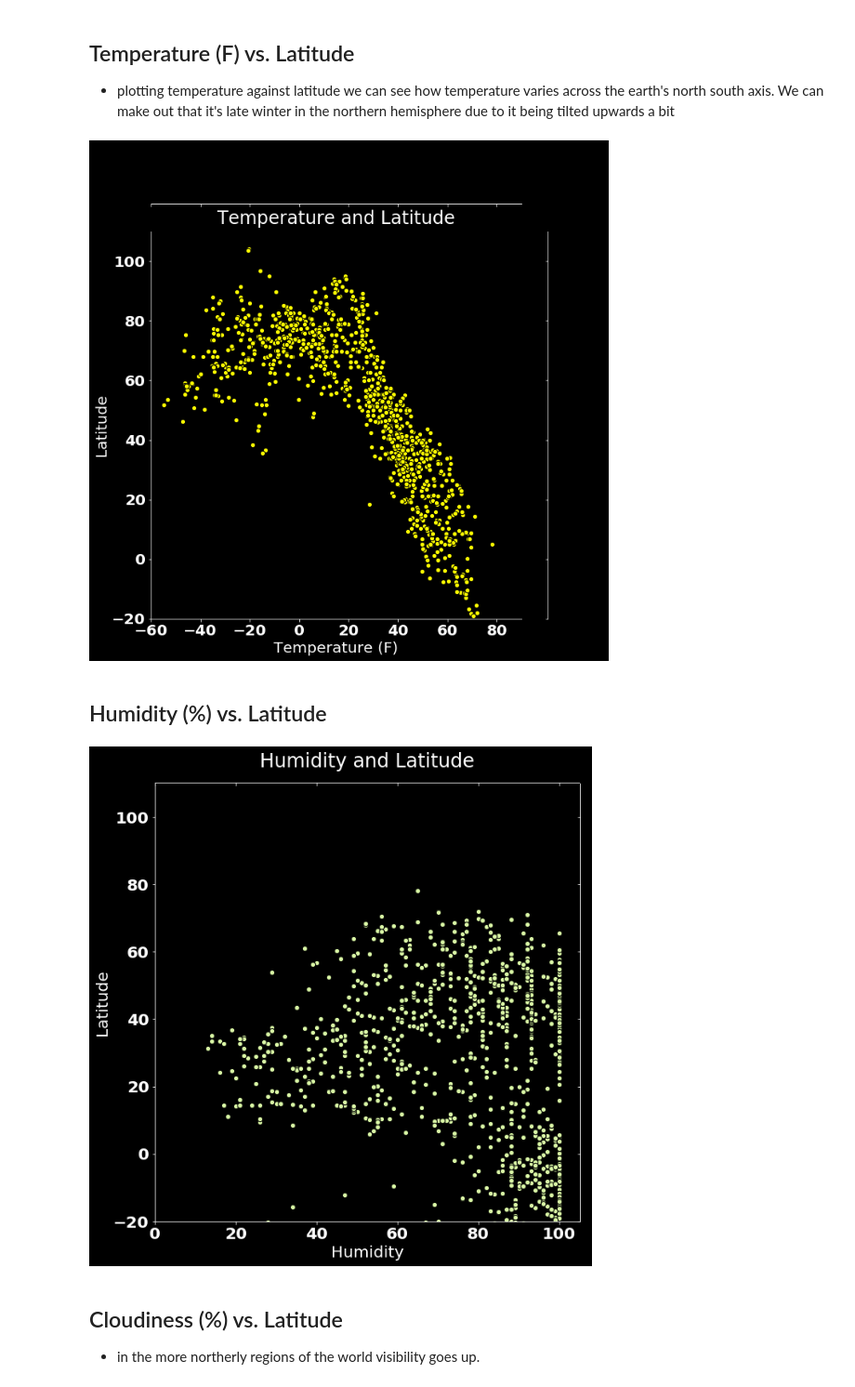
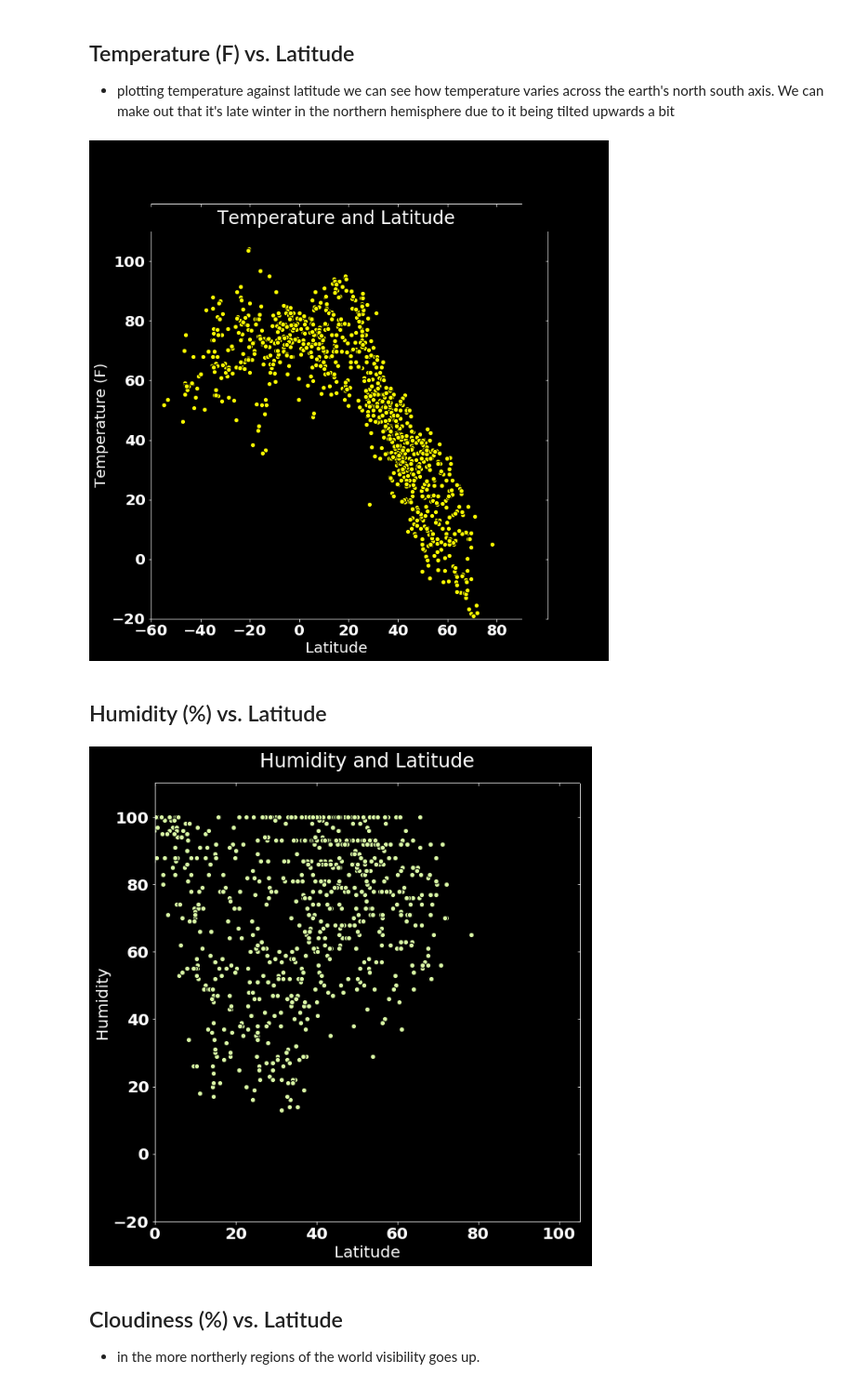
Before and after one commit to coreyclip/WeatherPy, a Jupyter notebook: WeatherPy.ipynb, the cells around one changed output. Shown at 93% size. Drawn from its saved outputs; the diff is of its cells as text; code cells hidden in the pictures.

```diff
--- a/WeatherPy.ipynb
+++ b/WeatherPy.ipynb
@@ -159,27 +159,27 @@ g = sns.JointGrid(y='temp_f', x='lat', data=df, size=10, ratio=5, space=.5,
                  ylim=(-20,110), xlim=(-60,90))
 g.plot_joint(plt.scatter, color='yellow',s=40, edgecolor='black')
 plt.title('Temperature and Latitude')
-plt.xlabel("Temperature (F)")
-plt.ylabel("Latitude")
+plt.ylabel("Temperature (F)")
+plt.xlabel("Latitude")
 plt.show()
 # %% [output]
-[figure, old version]
+[figure, new version]
 # %% [markdown]
 ## Humidity (%) vs. Latitude
 # %%
 
 plt.style.use('dark_background')
 rcParams['axes.titlepad'] = 20
-g = sns.JointGrid(x='humidity', y='lat', data=df, size=9, ratio=100)
+g = sns.JointGrid(y='humidity', x='lat', data=df, size=9, ratio=100)
 g.plot_joint(plt.scatter, color='#DAF7A6',s=40, edgecolor='black')
 plt.ylim(-20,110)
 plt.xlim(0,105)
 plt.title('Humidity and Latitude')
-plt.xlabel("Humidity")
-plt.ylabel("Latitude")
+plt.ylabel("Humidity")
+plt.xlabel("Latitude")
 plt.show()
 # %% [output]
-[figure, old version]
+[figure, new version]
 # %% [markdown]
 ## Cloudiness (%) vs. Latitude
 
```
Also changed, not shown: parts of 3 cells of this notebook, 11 other files.
